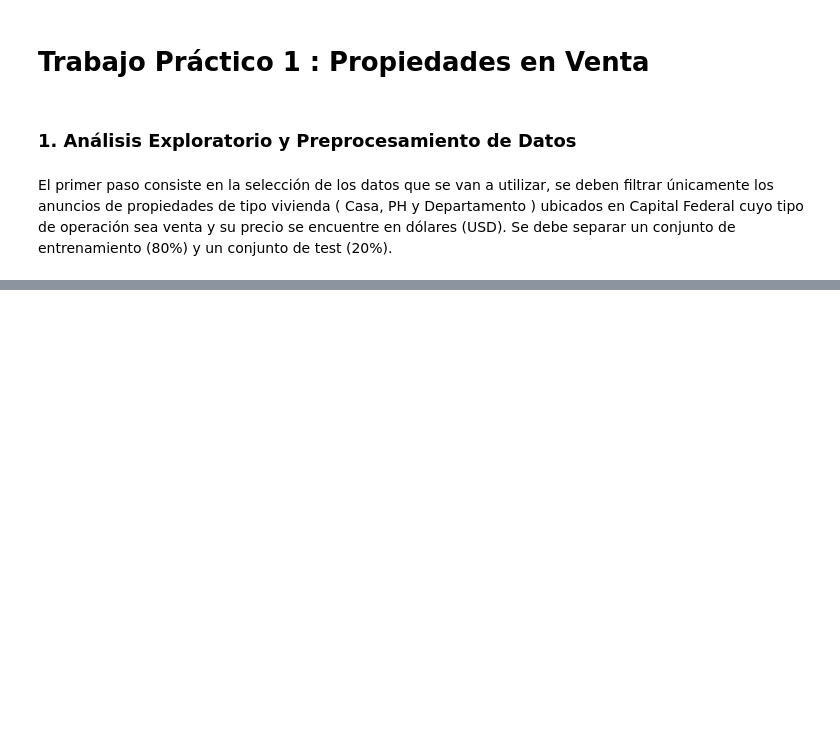
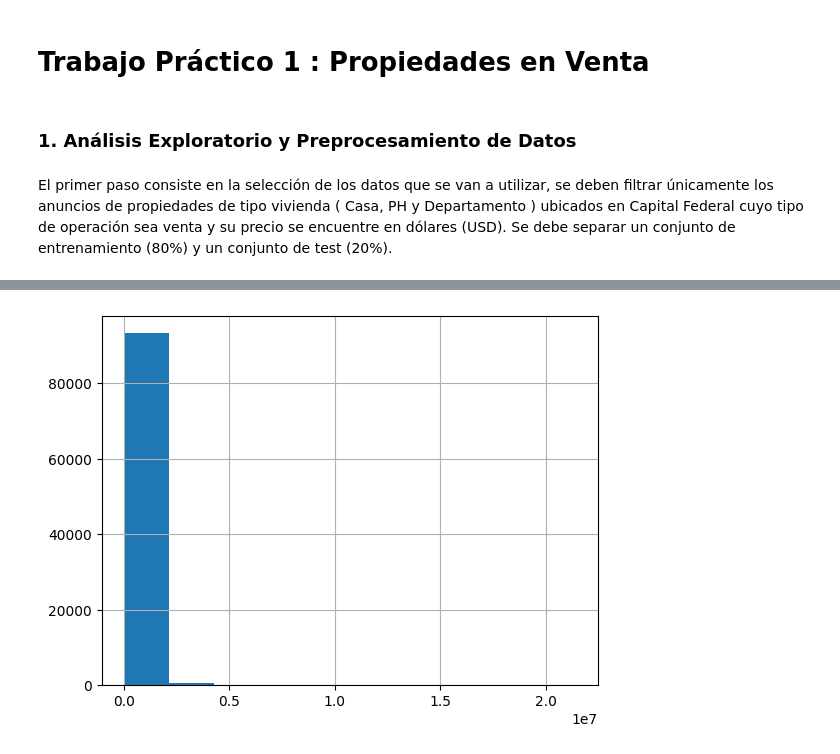
Before and after one commit to FranFiuba/7506R-2C2022-GRUPO02, a Jupyter notebook: 7506R_TP1_GRUPO02_ENTREGA.ipynb, the cells around one changed output, grey strips where cells are left out. Cells and saved outputs as stored; diff of their text form; code cells hidden in the pictures; blank space fills up the shorter version.

```diff
--- a/7506R_TP1_GRUPO02_ENTREGA.ipynb
+++ b/7506R_TP1_GRUPO02_ENTREGA.ipynb
@@ -48,9 +34,12 @@ currency_is_usd = properati_df.property_currency == 'USD'
 
 # Aplico los filtros sobre el dataset original
 properati_df = properati_df.loc[currency_is_usd & operation_is_venta & place_is_caba & propery_type_filter]
+# %%
+# Renombro la variable place_l3 a barrio
+properati_df= properati_df.rename(columns={"place_l3": "barrio"})
 # %%
-# Filtro las columnas que tienen todos sus valores null: "place_l5" y "place_l6" y las que son unicas: "operation", "place_l2" y property_currency
-properati_df = properati_df.loc[:, ['id', 'start_date', 'end_date', 'created_on', 'latitud', 'longitud', 'place_l3', 'place_l4','property_type', 'property_rooms', 'property_bedrooms','property_surface_total', 'property_surface_covered', 'property_price', 'property_title']]
+# Filtro las columnas que tienen todos sus valores null: "place_l5" y "place_l6", las que son unicas: "operation", "place_l2" y property_currency y las no categoricas property_title
+properati_df = properati_df.loc[:, ['id', 'start_date', 'end_date', 'created_on', 'latitud', 'longitud', 'barrio', 'place_l4','property_type', 'property_rooms', 'property_bedrooms','property_surface_total', 'property_surface_covered', 'property_price', 'property_title']]
 # %%
-# Filtro las filas que tienen place_l3 null que implica que no se sabe de que barrio son
-properati_df = properati_df.loc[properati_df.place_l3.notna()]
+# Filtro las filas que tienen barrio null
+properati_df = properati_df.loc[properati_df.barrio.notna()]
@@ -56,0 +61,5 @@ properati_df = properati_df.loc[properati_df.place_l3.notna()]
+# %%
+properati_df.property_price.hist(bins=10)
+plt.show()
+# %% [output]
+[figure, added]
```
Also changed, not shown: parts of 10 cells of this notebook.
